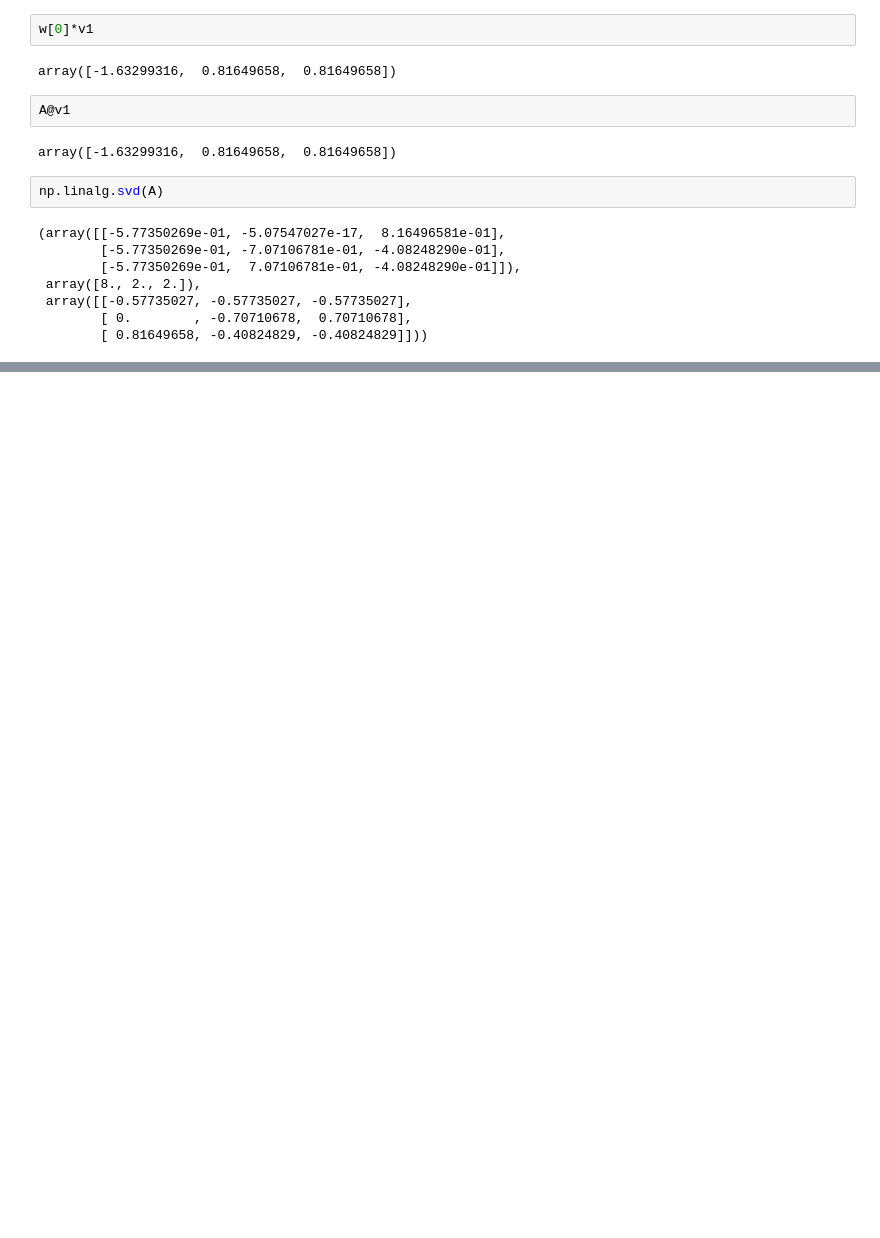
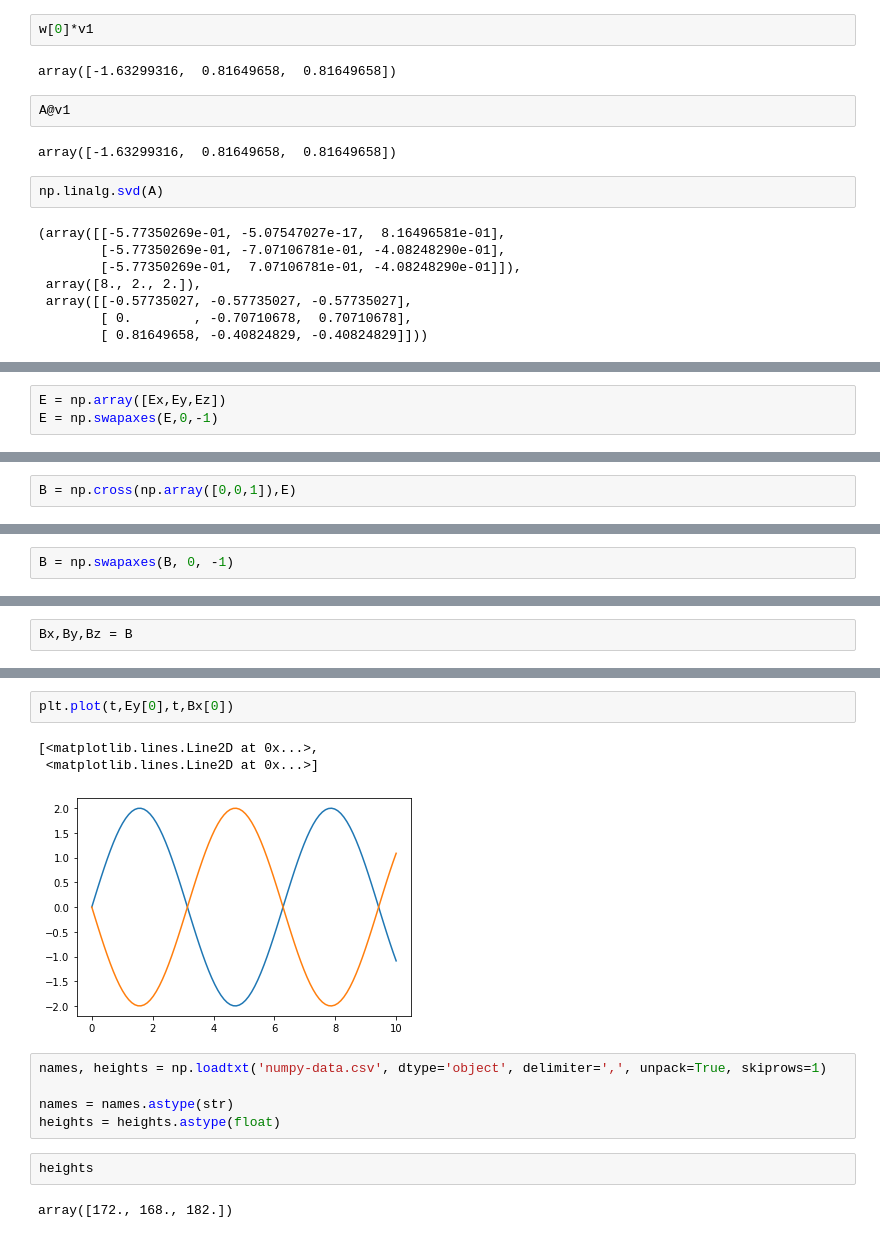
Before and after one commit to amirhdre/DSP-udemy, a Jupyter notebook: numpy.ipynb, the cells around one changed output, grey strips where cells are left out. Saved outputs shown, nothing was run; the diff lists cells and outputs as text; blank space fills up the shorter version.

Commit message:
complete numpy

```diff
--- a/numpy.ipynb
+++ b/numpy.ipynb
@@ -419,0 +478,3 @@ np.linalg.svd(A)
+# %%
+E = np.array([Ex,Ey,Ez])
+E = np.swapaxes(E,0,-1)
@@ -419,0 +485,2 @@ np.linalg.svd(A)
+# %%
+B = np.cross(np.array([0,0,1]),E)
@@ -419,0 +491,2 @@ np.linalg.svd(A)
+# %%
+B = np.swapaxes(B, 0, -1)
@@ -419,0 +497,2 @@ np.linalg.svd(A)
+# %%
+Bx,By,Bz = B
@@ -419,0 +503,15 @@ np.linalg.svd(A)
+# %%
+plt.plot(t,Ey[0],t,Bx[0])
+# %% [output]
+[<matplotlib.lines.Line2D at 0x...>,
+ <matplotlib.lines.Line2D at 0x...>]
+[figure, added]
+# %%
+names, heights = np.loadtxt('numpy-data.csv', dtype='object', delimiter=',', unpack=True, skiprows=1)
+
+names = names.astype(str)
+heights = heights.astype(float)
+# %%
+heights
+# %% [output]
+array([172., 168., 182.])
```
Also changed, not shown: parts of 17 cells of this notebook, 1 other file.
